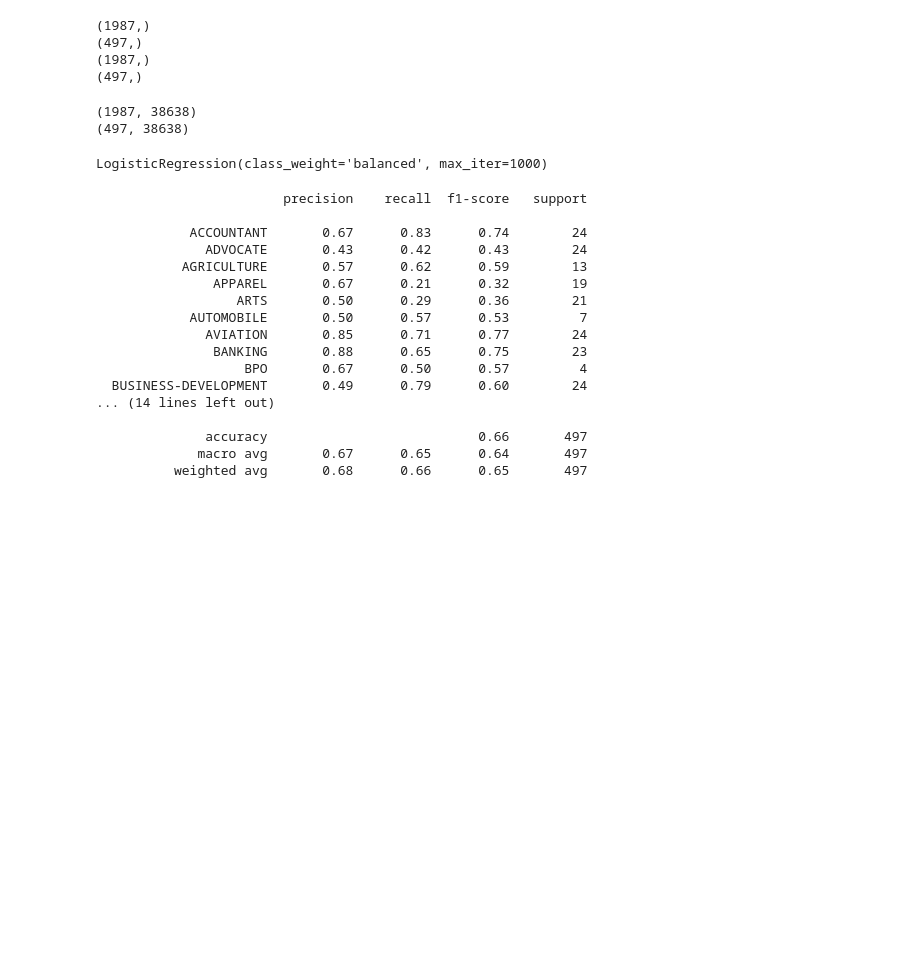
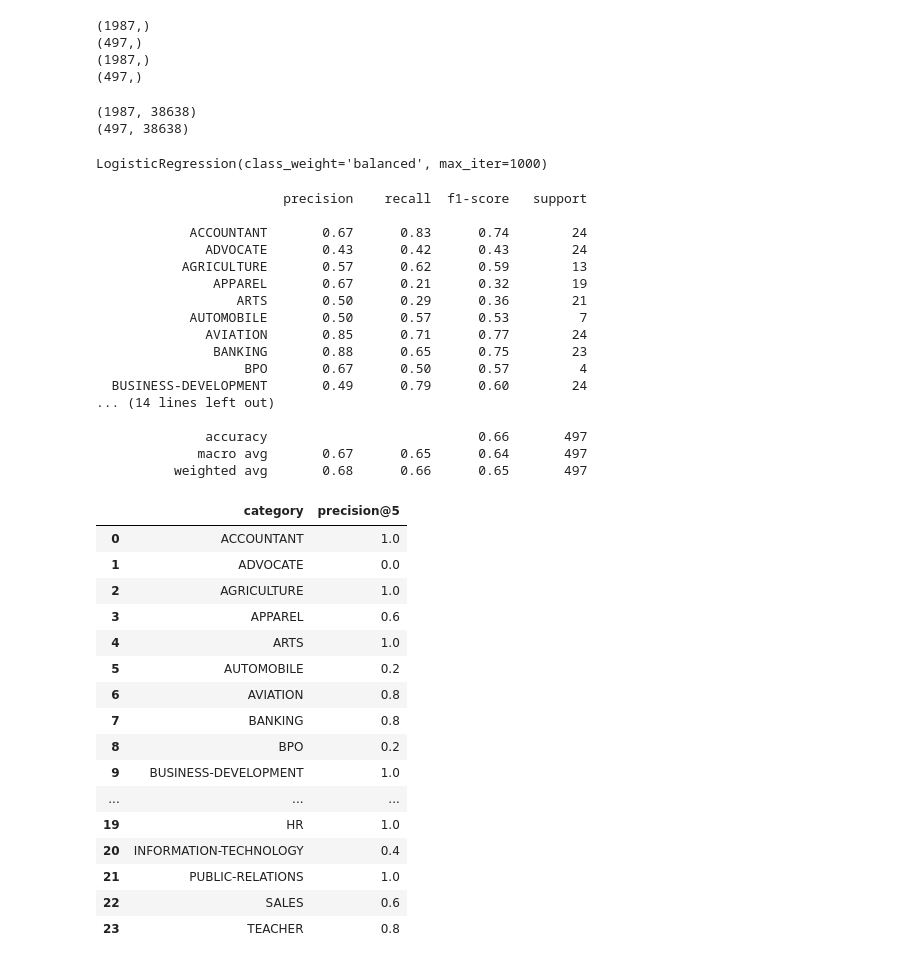
Before and after one commit to mdrvmd/ats, a Jupyter notebook: notebooks/02_tfidf.ipynb, the cells around one changed output. Saved outputs shown, nothing was run; the diff lists cells and outputs as text; code cells hidden in the pictures; blank space fills up the shorter version.

```diff
--- a/notebooks/02_tfidf.ipynb
+++ b/notebooks/02_tfidf.ipynb
@@ -122,3 +96,69 @@ print(classification_report(y_test, y_pred))
               accuracy                           0.66       497
              macro avg       0.67      0.65      0.64       497
           weighted avg       0.68      0.66      0.65       497
+# %%
+
+from sklearn.metrics.pairwise import cosine_similarity
+
+def search(vacancy_text, k=5):
+    vacancy_clean = clean_text(vacancy_text)
+    vacancy_vec = vectorizer.transform([vacancy_clean])
+    scores = cosine_similarity(vacancy_vec, X)[0]
+    result = df.copy()
+    result['score'] = scores
+    return result.sort_values('score', ascending=False).head(k)
+# %%
+vacancies = {
+    "ACCOUNTANT": "Accountant to manage general ledger, accounts payable and receivable, tax returns, reconciliations and monthly financial reporting.",
+    "ADVOCATE": "Attorney to provide legal advice, draft contracts, conduct legal research and represent clients in court and litigation.",
+    "AGRICULTURE": "Agriculture specialist to manage crop production, farm operations, soil and irrigation, livestock and agronomy programs.",
+    "APPAREL": "Apparel merchandiser to manage clothing collections, garment production, fashion trends, fabric sourcing and retail buying.",
+    "ARTS": "Arts program coordinator to organize exhibitions, theater and music events, work with artists and manage art education programs.",
+    "AUTOMOBILE": "Automotive technician to diagnose and repair vehicles, engines, brakes and transmissions, and perform vehicle maintenance.",
+    "AVIATION": "Aviation maintenance technician to inspect and repair aircraft, follow FAA regulations and support flight operations.",
+    "BANKING": "Banking officer to open customer accounts, process loans and deposits, ensure compliance and provide branch customer service.",
+    "BPO": "BPO call center agent to handle inbound and outbound customer calls, resolve client issues and meet process quality targets.",
+    "BUSINESS-DEVELOPMENT": "Business development manager to find new clients, build partnerships, generate leads and grow company revenue.",
+    "CHEF": "Chef to prepare dishes, plan menus, manage the kitchen staff, ensure food safety and control food costs.",
+    "CONSTRUCTION": "Construction project manager to supervise building sites, contractors, safety, schedules and construction budgets.",
+    "CONSULTANT": "Consultant to analyze client business problems, recommend solutions, lead projects and present findings to stakeholders.",
+    "DESIGNER": "Designer to create visual concepts, layouts and branding using Adobe Photoshop, Illustrator and InDesign.",
+    "DIGITAL-MEDIA": "Digital media specialist to manage social media, create video and web content, run online campaigns and analyze engagement.",
+    "ENGINEERING": "Engineer to design mechanical and electrical systems, use AutoCAD, perform testing and manage engineering projects.",
+    "FINANCE": "Financial analyst to build financial models, forecasts and budgets, analyze investments and prepare financial statements.",
+    "FITNESS": "Fitness trainer to lead personal training sessions and group exercise classes, design workout programs and coach clients.",
+    "HEALTHCARE": "Healthcare professional to provide patient care, maintain medical records, assist physicians and follow clinical procedures.",
+    "HR": "HR specialist to manage recruitment, onboarding, employee relations, payroll, benefits and HR policies.",
+    "INFORMATION-TECHNOLOGY": "IT specialist to support networks, servers and help desk, manage systems administration and troubleshoot hardware and software.",
+    "PUBLIC-RELATIONS": "Public relations specialist to write press releases, manage media relations, plan events and handle corporate communications.",
+    "SALES": "Sales representative to sell products, meet sales targets, manage customer accounts and negotiate deals.",
+    "TEACHER": "Teacher to plan lessons, teach students in the classroom, assess student progress and communicate with parents.",
+}
+
+results = []
+
+for category, text in vacancies.items():
+    top = search(text)
+    precision = (top['Category'] == category).mean()
+    results.append({"category": category, "precision@5": precision})
+
+results_df = pd.DataFrame(results)
+results_df
+# %% [output]
+|  | category | precision@5 |
+| 0 | ACCOUNTANT | 1.0 |
+| 1 | ADVOCATE | 0.0 |
+| 2 | AGRICULTURE | 1.0 |
+| 3 | APPAREL | 0.6 |
+| 4 | ARTS | 1.0 |
+| 5 | AUTOMOBILE | 0.2 |
+| 6 | AVIATION | 0.8 |
+| 7 | BANKING | 0.8 |
+| 8 | BPO | 0.2 |
+| 9 | BUSINESS-DEVELOPMENT | 1.0 |
+| ... | ... | ... |
+| 19 | HR | 1.0 |
+| 20 | INFORMATION-TECHNOLOGY | 0.4 |
+| 21 | PUBLIC-RELATIONS | 1.0 |
+| 22 | SALES | 0.6 |
+| 23 | TEACHER | 0.8 |
```
Also changed, not shown: parts of 2 cells of this notebook.
